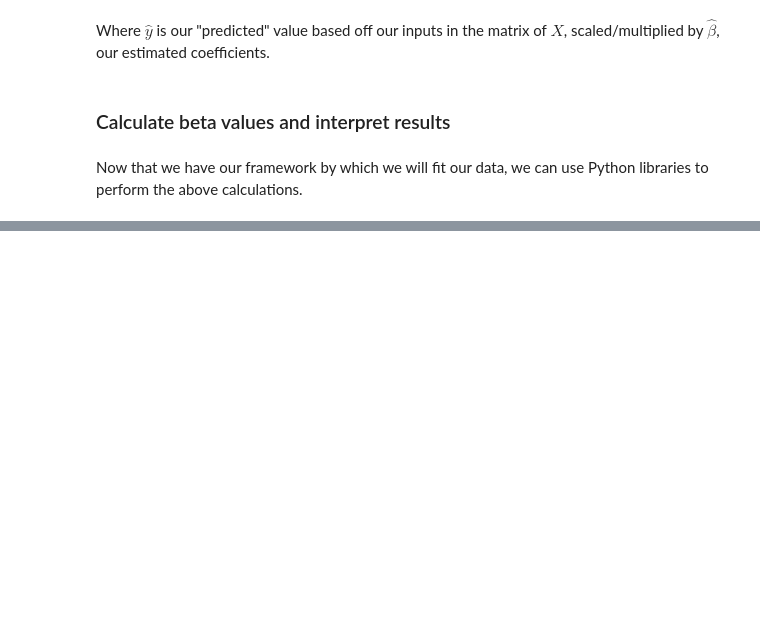
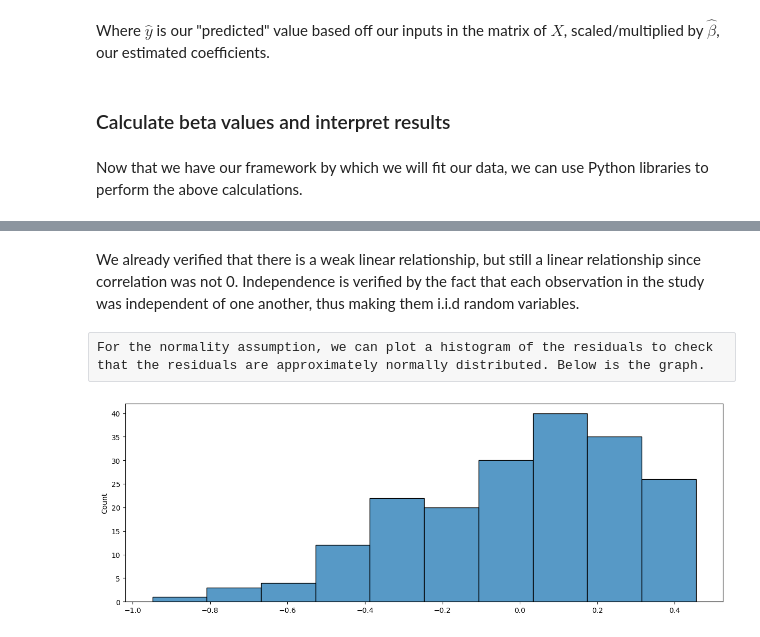
Before and after one commit to thebayesianbandit/thebayesianbandit.github.io, a Jupyter notebook: posts/gpa-analysis/gpa_analysis.ipynb, the cells around one changed output, grey strips where cells are left out. Drawn from its saved outputs; the diff is of its cells as text; code cells hidden in the pictures; blank space fills up the shorter version.

Commit message:
finished classical modeling

```diff
--- a/posts/gpa-analysis/gpa_analysis.ipynb
+++ b/posts/gpa-analysis/gpa_analysis.ipynb
@@ -325,4 +318,9 @@ Where $\hat{y}$ is our "predicted" value based off our inputs in the matrix of $
 # %% [markdown]
 Now that we have our framework by which we will fit our data, we can use Python libraries to perform the above calculations.
 # %%
-### TODO: RUN OLS ON DATA ###
+#Import statsmod and fit SLR model
+import statsmodels.api as sm
+y = df['gpa']
+X = pd.DataFrame({'intercept':np.ones(df.shape[0]), 'study_hours':df['study_hours']})
+model = sm.OLS(y, X)
+results = model.fit()
@@ -328,0 +385,13 @@ Now that we have our framework by which we will fit our data, we can use Python
+# %% [markdown]
+We already verified that there is a weak linear relationship, but still a linear relationship since correlation was not 0. Independence is verified by the fact that each observation in the study was independent of one another, thus making them i.i.d random variables.
+# %% [raw]
+For the normality assumption, we can plot a histogram of the residuals to check that the residuals are approximately normally distributed. Below is the graph.
+# %%
+#| label: fig-normality
+#| fig-cap: "Histogram of resiudals"
+
+#Plot histogram of residuals
+plt.figure(figsize=(15,5))
+sns.histplot(results.resid);
+# %% [output]
+[figure, added]
```
Also changed, not shown: parts of 31 cells of this notebook, 9 other files.
